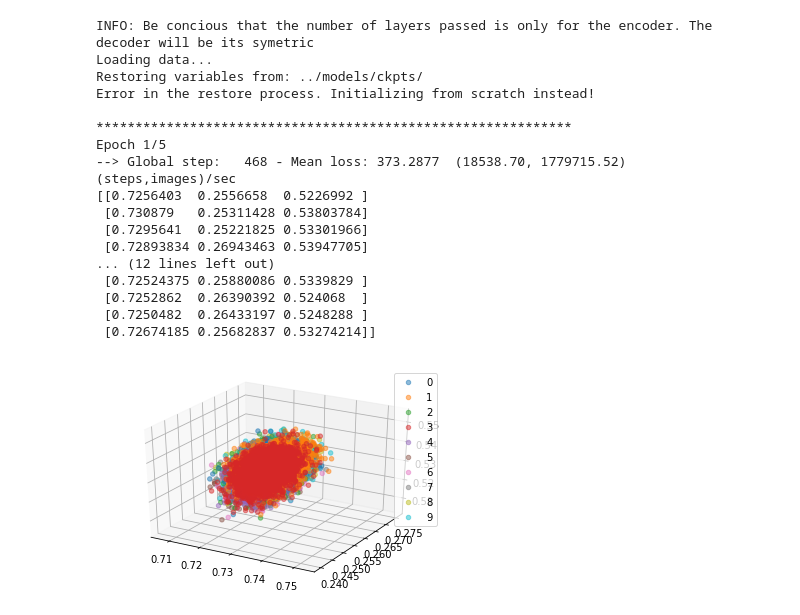
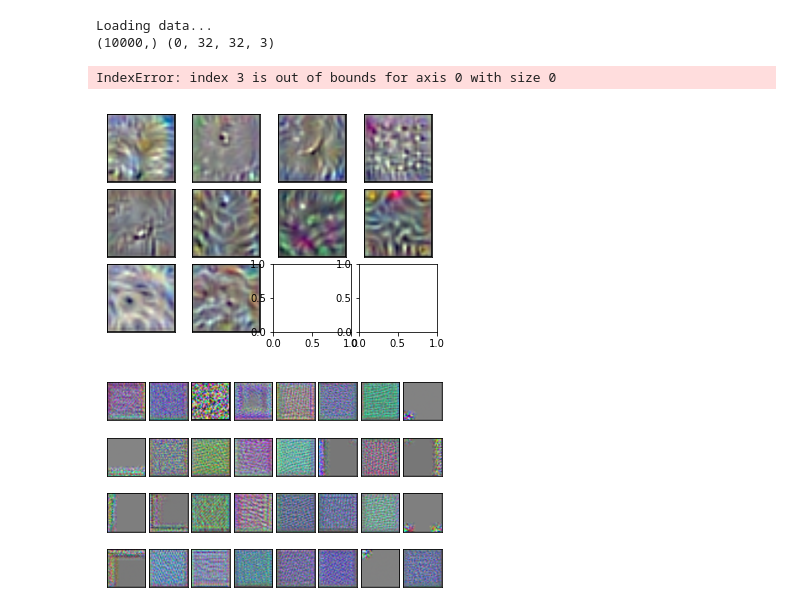
Before and after one commit to clebeson/Deep_Learning, a Jupyter notebook: main.ipynb, the cells around one changed output. Drawn from its saved outputs; the diff is of its cells as text; code cells hidden in the pictures.

```diff
--- a/main.ipynb
+++ b/main.ipynb
@@ -11,17 +11,19 @@ import matplotlib.pyplot as plt
 import numpy as np
 from mpl_toolkits.mplot3d import Axes3D
 
+
+
 logging.getLogger("tensorflow").setLevel(logging.ERROR)
 
 hparams = Hyperparameters()
-hparams.num_epochs = 5
+hparams.num_epochs = 2
 hparams.batch_size = 96
 hparams.initial_learning_rate = 1e-3
-hparams.cut_layer = "pool4"
+hparams.cut_layer = "poo5"
 hparams.activation = "relu"
 # hparams.batch_norm = "batc_norm"
-hparams.hidden_layers = [512, 50,50]
-hparams.fine_tunning = False
+hparams.hidden_layers = [4096, 4096]
+hparams.fine_tunning = True
 hparams.bottleneck = False
 # hparams.keep = 0.5
 # hparams.regularizer_type = 1
@@ -40,11 +42,15 @@ data = Cifar10(hparams, tfrecord = False)
 #               }
 
 # # ensamble = models.Ensamble(hparams,data, description)
-# ensamble = models.Vgg16(hparams,data)
+ensamble = models.Vgg16(hparams,data)
 
-ensamble = models.Autoencoder(hparams,data)
-
-ensamble.train()
+# ensamble = models.Autoencoder(hparams,data)
+ensamble.build(new_fc = True)
+# ensamble.summary()
+# images = ensamble.info_visualization(name_layer = "logits")
+ensamble.activation_maps()
+# utils.plot_images(images)
+# ensamble.train()
 
 # predictions = ensamble.test_prediction()
 # utils.generate_confusion_matrix(predictions, hparams.class_names)
@@ -55,21 +61,6 @@ ensamble.train()
 # # print all tensors in checkpoint file
 # chkp.print_tensors_in_checkpoint_file("./models/vgg_19.ckpt", '', True, False)
 # %% [output]
-INFO: Be concious that the number of layers passed is only for the encoder. The decoder will be its symetric
 Loading data...
-Restoring variables from: ../models/ckpts/
-Error in the restore process. Initializing from scratch instead!
-
-*************************************************************
-Epoch 1/5
---> Global step:   468 - Mean loss: 373.2877  (18538.70, 1779715.52) (steps,images)/sec
-[[0.7256403  0.2556658  0.5226992 ]
- [0.730879   0.25311428 0.53803784]
- [0.7295641  0.25221825 0.53301966]
- [0.72893834 0.26943463 0.53947705]
-... (12 lines left out)
- [0.72524375 0.25880086 0.5339829 ]
- [0.7252862  0.26390392 0.524068  ]
- [0.7250482  0.26433197 0.5248288 ]
- [0.72674185 0.25682837 0.53274214]]
+(10000,) (0, 32, 32, 3)
-[figure, removed]
+IndexError: index 3 is out of bounds for axis 0 with size 0
@@ -83,3 +67,11 @@ print(sm)
+# %%
+utils.plot_images(images, (3,4))
+# %% [output]
+[figure, added]
+# %%
+utils.plot_images(images, (4,8))
+# %% [output]
+[figure, added]
 # %%
 
 x = np.random.random(100)
```
Also changed, not shown: parts of 3 cells of this notebook, 16 other files.
